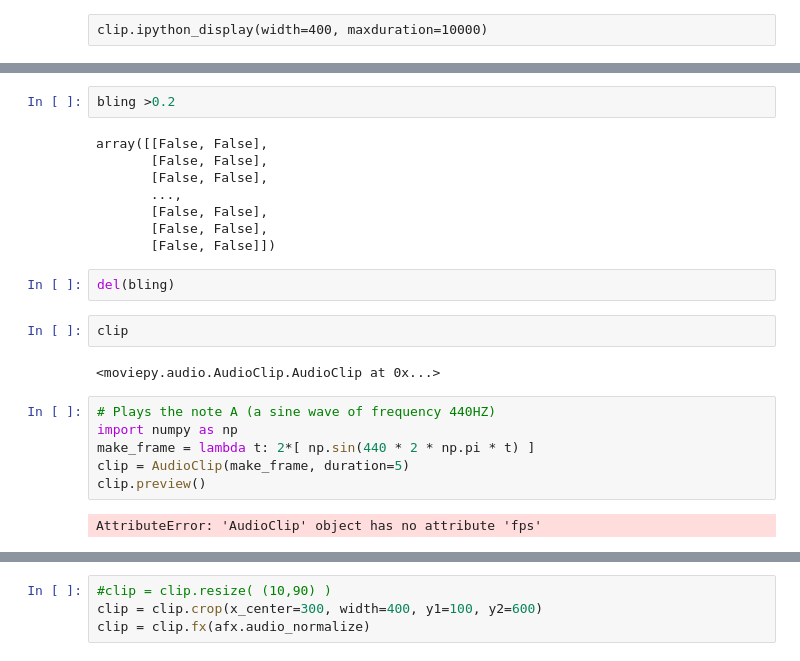
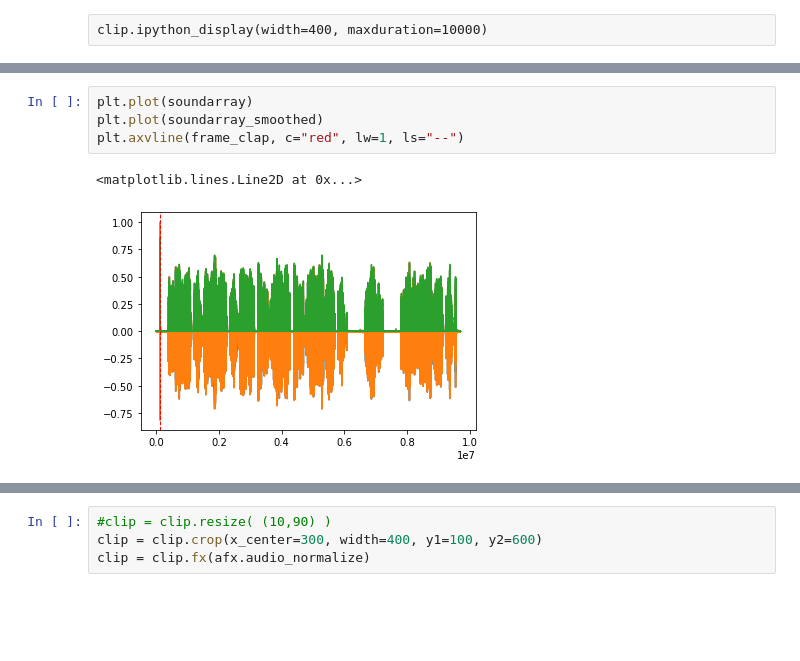
Before and after one commit to georgesms/acapellasyncer, a Jupyter notebook: acapellasyncer.ipynb, the cells around one changed output, grey strips where cells are left out. Cells and saved outputs as stored; diff of their text form; blank space fills up the shorter version.

```diff
--- a/acapellasyncer.ipynb
+++ b/acapellasyncer.ipynb
@@ -64,24 +110,7 @@ plt.plot(blo)
-# %%
-bling >0.2
-# %% [output]
-array([[False, False],
-       [False, False],
-       [False, False],
-       ...,
-       [False, False],
-       [False, False],
-       [False, False]])
-# %%
-del(bling)
-# %%
-clip
-# %% [output]
-<moviepy.audio.AudioClip.AudioClip at 0x...>
-# %%
-# Plays the note A (a sine wave of frequency 440HZ)
-import numpy as np
-make_frame = lambda t: 2*[ np.sin(440 * 2 * np.pi * t) ]
-clip = AudioClip(make_frame, duration=5)
-clip.preview()
-# %% [output]
-AttributeError: 'AudioClip' object has no attribute 'fps'
+# %%
+plt.plot(soundarray)
+plt.plot(soundarray_smoothed)
+plt.axvline(frame_clap, c="red", lw=1, ls="--")
+# %% [output]
+<matplotlib.lines.Line2D at 0x...>
+[figure, added]
```
Also changed, not shown: parts of 28 cells of this notebook.
